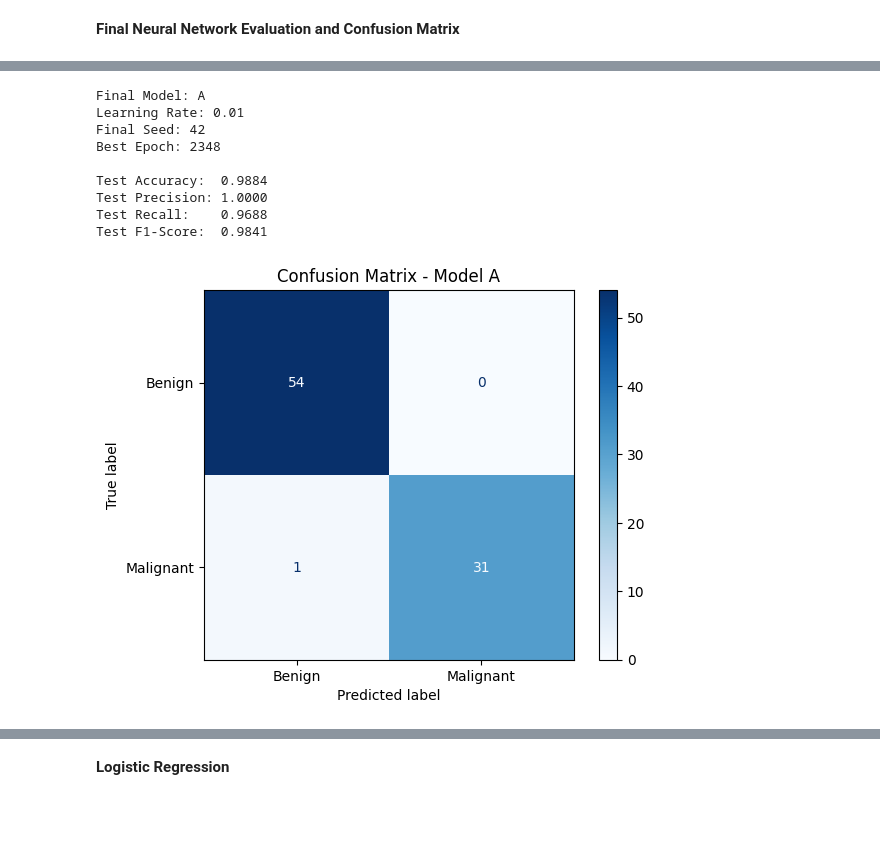
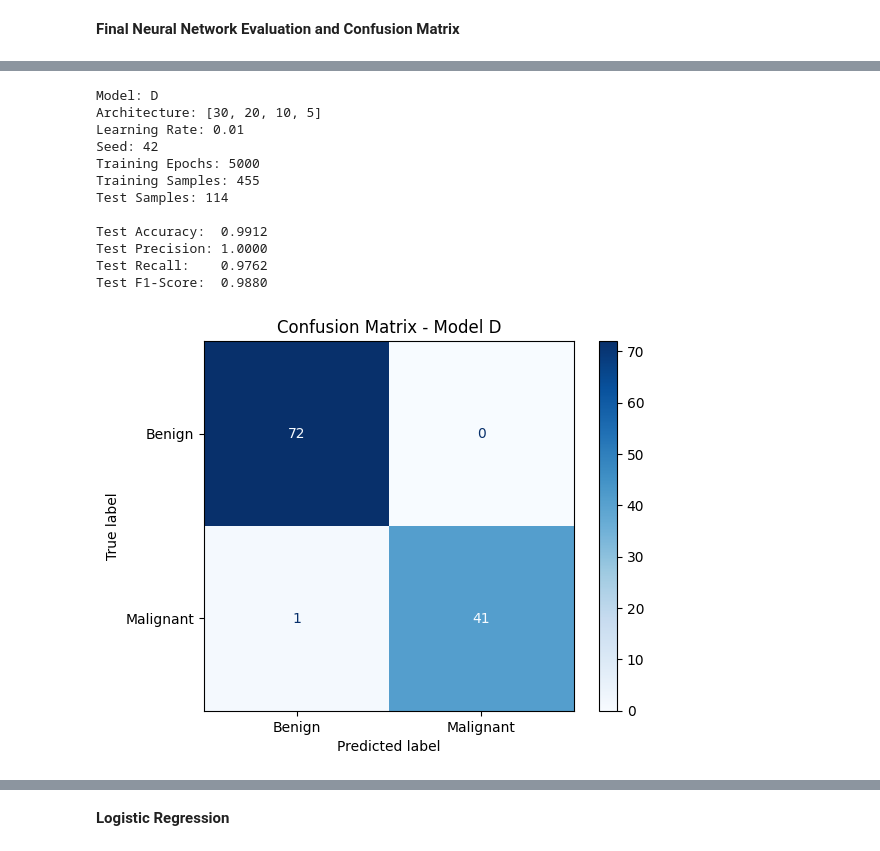
Before and after one commit to LennardBehmann/Intro-ML, a Jupyter notebook: Homework_6/ML_HW6_P2.ipynb, the cells around one changed output, grey strips where cells are left out. Saved outputs shown, nothing was run; the diff lists cells and outputs as text; code cells hidden in the pictures; blank space fills up the shorter version.

```diff
--- a/Homework_6/ML_HW6_P2.ipynb
+++ b/Homework_6/ML_HW6_P2.ipynb
@@ -141,26 +141,15 @@ array([1, 1, 1, 1, 1, 1, 1, 1, 1, 1, 1, 1, 1, 1, 1, 1, 1, 1, 1, 0, 0, 0,
 # %% [markdown]
 **Train, Validation and Test Split**
 # %%
-# Step 1: 70% Training, 30% Rest
-X_train, X_temp, y_train, y_temp = train_test_split(
+X_train, X_test, y_train, y_test = train_test_split(
     X, y,
-    test_size=0.30,
+    test_size=0.20,
     random_state=42,
     stratify=y
 )
 
-# Step 2: Rest in Validation und Test aufteilen
-X_val, X_test, y_val, y_test = train_test_split(
-    X_temp, y_temp,
-    test_size=0.50,
-    random_state=42,
-    stratify=y_temp
-)
-
 print("X_train shape:", X_train.shape)
 print("X_test shape:", X_test.shape)
-print("X_val shape:", X_val.shape)
 print("y_train shape:", y_train.shape)
 print("y_test shape:", y_test.shape)
-print("y_val shape:", y_val.shape)
 # %% [output]
@@ -239,8 +218,8 @@ def create_model(input_number, output_number, hidden_layers):
 architectures = {
     "A": [16, 8],
     "B": [32, 16],
-    "C": [40, 30, 20, 10, 5],
-    "D": [30, 25, 20, 15, 10, 5]
+    "C": [25, 15, 8],
+    "D": [30, 20, 10, 5]
 }
 # %%
 # General loss function
@@ -581,47 +473,73 @@ y_pred = (test_probabilities >= 0.5).astype(int)
 # True labels
 y_true = np.asarray(y_test).ravel()
 
 # Classification metrics
 # Positive class: 1 = Malignant
 accuracy = accuracy_score(y_true, y_pred)
-precision = precision_score(y_true, y_pred, pos_label=1)
-recall = recall_score(y_true, y_pred, pos_label=1)
-f1 = f1_score(y_true, y_pred, pos_label=1)
+precision = precision_score(
+    y_true, y_pred, pos_label=1, zero_division=0
+)
+recall = recall_score(
+    y_true, y_pred, pos_label=1, zero_division=0
+)
+f1 = f1_score(
+    y_true, y_pred, pos_label=1, zero_division=0
+)
 
-print(f"Final Model: {best_name}")
+# Print model configuration
+print(f"Model: {best_name}")
+print(f"Architecture: {architectures[best_name]}")
 print(f"Learning Rate: {best_lr}")
-print(f"Final Seed: {final_seed}")
-print(f"Best Epoch: {best_run['best_epoch']}\n")
+print(f"Seed: {final_seed}")
+print(f"Training Epochs: {final_epochs}")
+print(f"Training Samples: {len(X_train)}")
+print(f"Test Samples: {len(X_test)}\n")
 
+# Print test performance
 print(f"Test Accuracy:  {accuracy:.4f}")
 print(f"Test Precision: {precision:.4f}")
 print(f"Test Recall:    {recall:.4f}")
 print(f"Test F1-Score:  {f1:.4f}")
 
-# CONFUSION MATRIX
+# Confusion matrix
 cm = confusion_matrix(y_true, y_pred, labels=[0, 1])
 
 disp = ConfusionMatrixDisplay(
     confusion_matrix=cm,
     display_labels=["Benign", "Malignant"]
 )
 
 disp.plot(cmap=plt.cm.Blues, values_format="d")
+plt.title(f"Confusion Matrix - Model {best_name}")
 
-plt.title(f"Confusion Matrix - Model {best_name}")
+# Save figure for LaTeX report
+import os
+
+os.makedirs("figures/problem2", exist_ok=True)
+
+disp.figure_.savefig(
+    "figures/problem2/problem2a_confusion_matrix.pdf",
+    bbox_inches="tight"
+)
+
 plt.show()
 
-# Additional information
-print(f"False Negatives (missed malignant cases): {cm[1, 0]}")
+# Confusion matrix details
+print(f"True Negatives:  {cm[0, 0]}")
 print(f"False Positives: {cm[0, 1]}")
+print(f"False Negatives: {cm[1, 0]}")
+print(f"True Positives:  {cm[1, 1]}")
 # %% [output]
-Final Model: A
+Model: D
+Architecture: [30, 20, 10, 5]
 Learning Rate: 0.01
-Final Seed: 42
-Best Epoch: 2348
+Seed: 42
+Training Epochs: 5000
+Training Samples: 455
+Test Samples: 114
 
-Test Accuracy:  0.9884
+Test Accuracy:  0.9912
 Test Precision: 1.0000
-Test Recall:    0.9688
-Test F1-Score:  0.9841
+Test Recall:    0.9762
+Test F1-Score:  0.9880
-[figure, old version]
+[figure, new version]
```
Also changed, not shown: parts of 19 cells of this notebook.
